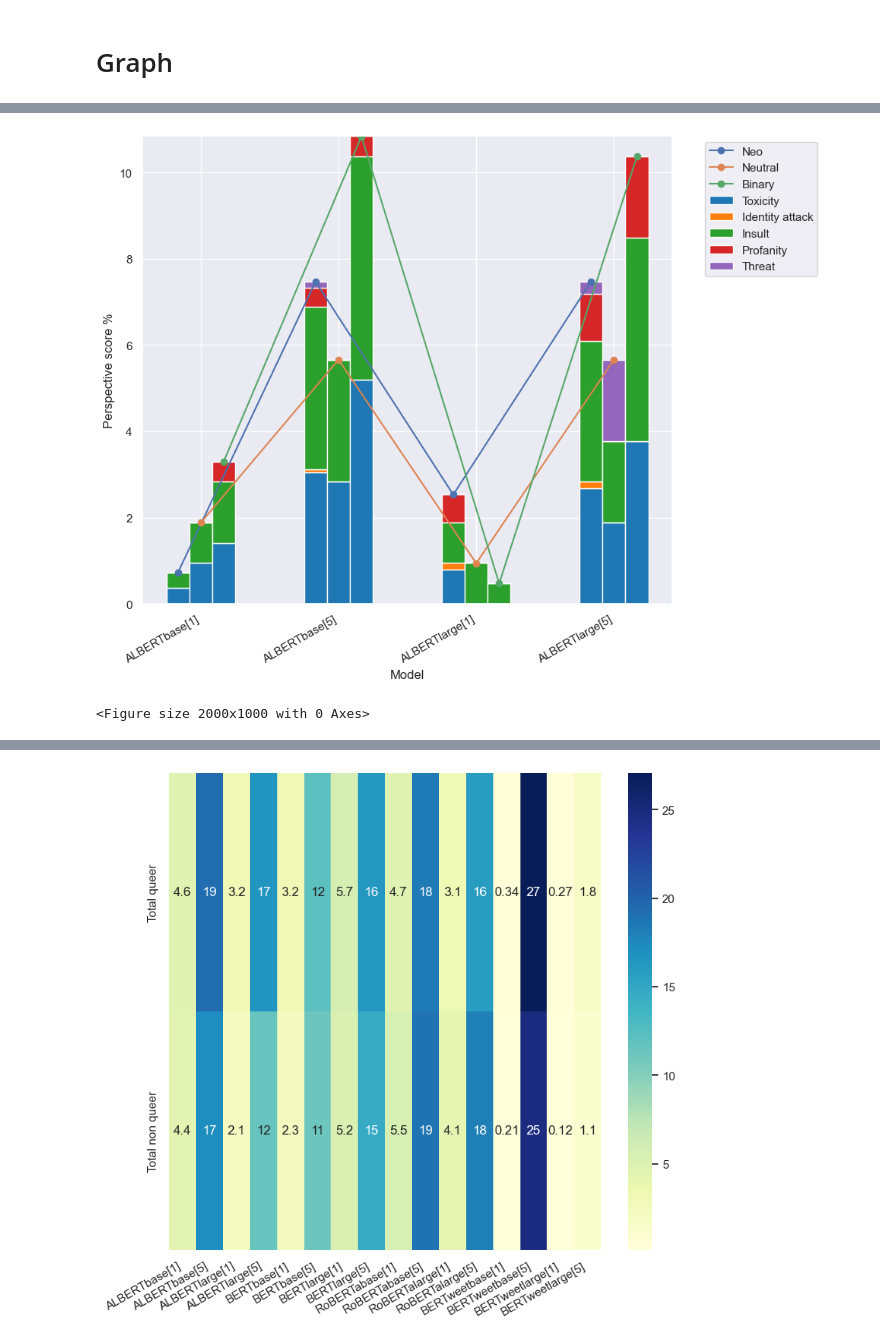
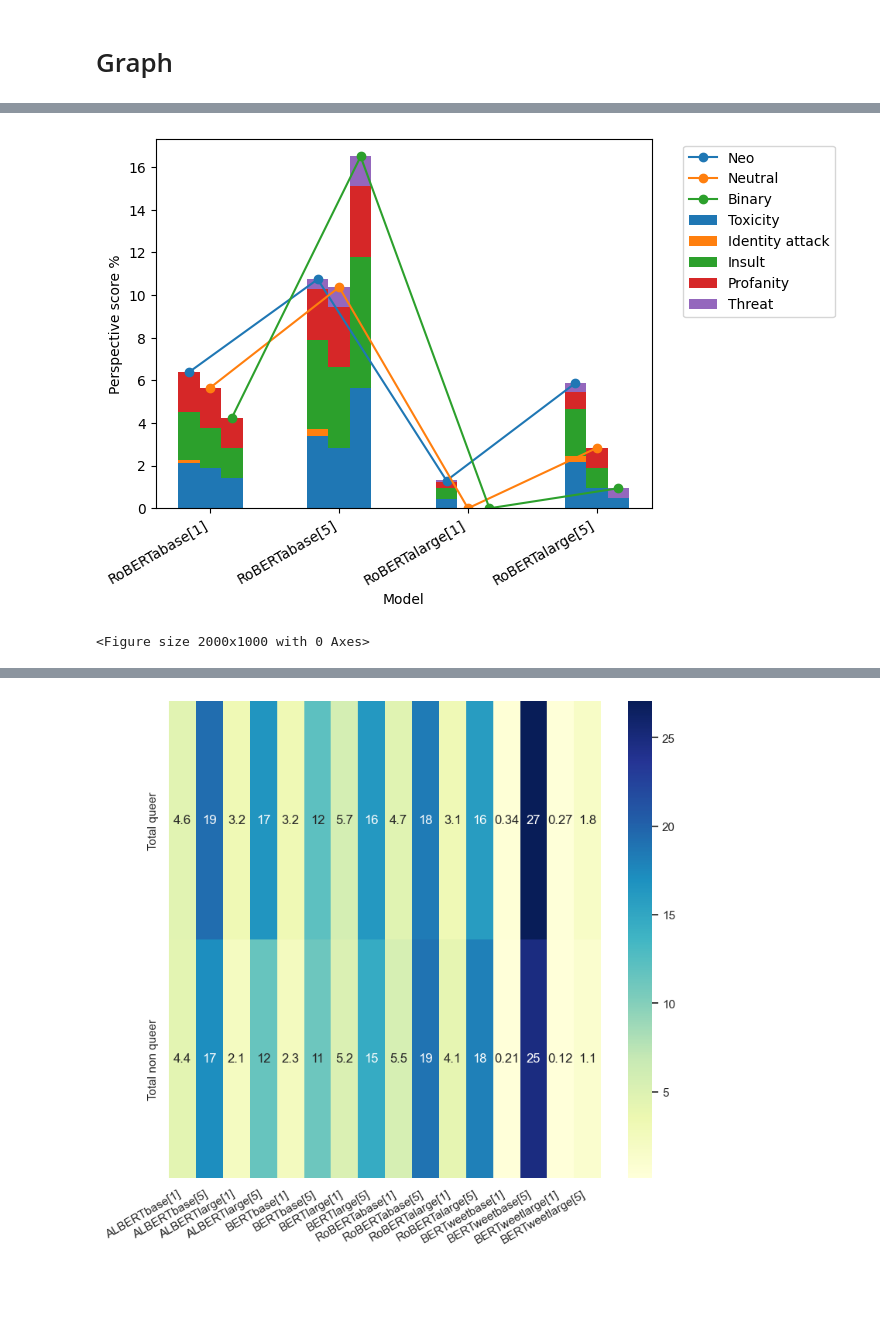
Before and after one commit to MaeSosto/QueerBench, a Jupyter notebook: src/queer_graph.ipynb, the cells around one changed output, grey strips where cells are left out. Cells and saved outputs as stored; diff of their text form; code cells hidden in the pictures; blank space fills up the shorter version.

Commit message:
Graphs adjustment

```diff
--- a/src/queer_graph.ipynb
+++ b/src/queer_graph.ipynb
@@ -242,35 +248,35 @@ def perspective_linebar(models, type):
             ax1.bar(x, data, width=bar_width/3, color= bar_colors[i], bottom=bottom2)
             bottom2 += data
 
         bottom3 = np.zeros(len(x_labels))
         for i, data in enumerate(bar_data3):
             ax1.bar(x + bar_width/3, data, width=bar_width/3, color= bar_colors[i], bottom=bottom3)
             bottom3 += data
 
         # Create the first set of line plots
         #ax2 = ax1.twinx()  # Create a twin y-axis
         ax1.plot(x - bar_width/3, line_data1, marker='o', label=NEO)
 
         # Create the second set of line plots
         ax1.plot(x , line_data2, marker='o', label=NEUTRAL)
 
         ax1.plot(x + bar_width/3, line_data3, marker='o', label=BINARY)
     # Set labels and legends
     ax1.set_xlabel('Model')
     ax1.set_ylabel('Perspective score %')
     #ax1.set_ylabel(SCORE, color='black')
     ax1.set_xticks(x)
     ax1.set_xticklabels(x_labels)
     ax1.legend(bbox_to_anchor=(1.05, 1.0), loc='upper left')
     plt.xticks(rotation=30)
     plt.setp(ax1.xaxis.get_majorticklabels(), ha='right')
     plt.figure(figsize=(20,10))
     # Show the graph
     plt.show()
 
-perspective_linebar(ALBERT_MODELS, PRONOUN)
+perspective_linebar(ROBERTA_MODELS, PRONOUN)
 # %% [output]
-[figure, old version]
+[figure, new version]
 <Figure size 2000x1000 with 0 Axes>
 # %%
 def hurtlex_linebar(models, type):
```
Also changed, not shown: parts of 3 cells of this notebook, 8 other files.
